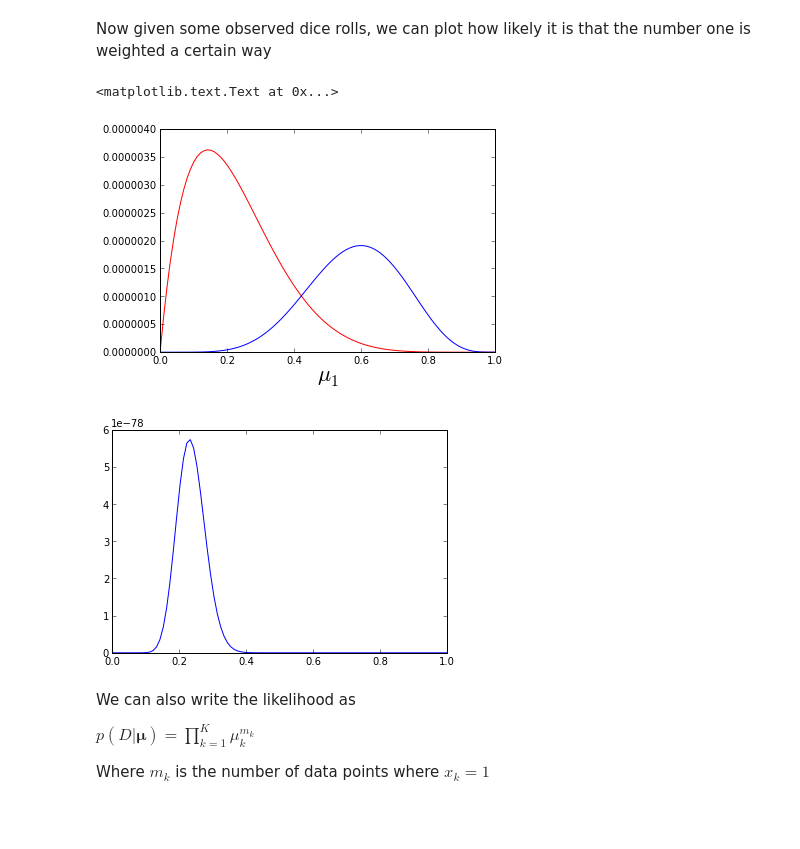
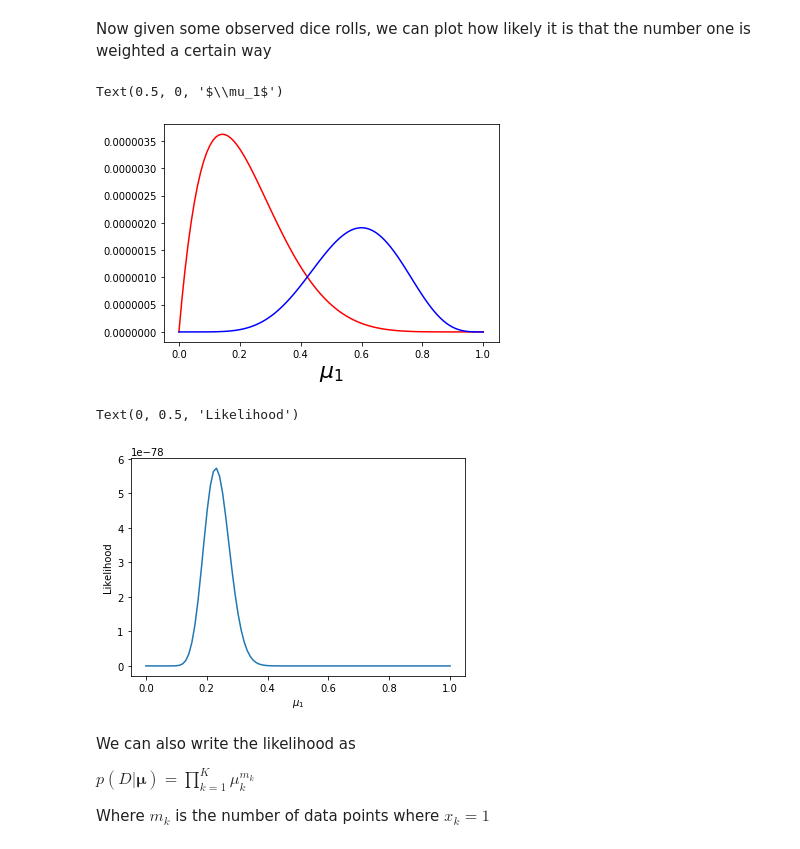
Before and after one commit to jamt9000/prml, a Jupyter notebook: 2.2-multinomial-variables.ipynb, the cells around one changed output. Saved outputs shown, nothing was run; the diff lists cells and outputs as text; code cells hidden in the pictures; blank space fills up the shorter version.

```diff
--- a/2.2-multinomial-variables.ipynb
+++ b/2.2-multinomial-variables.ipynb
@@ -21,7 +25,7 @@ For example we can create a die
 # %%
 class Die(object):
     def __init__(self, mu=None, sides=6):
-        if mu == None:
+        if mu is None:
             mu = [1] * sides
         # Normalise to be prob. dist.
         self.mu = array(mu, float)/sum(mu)
@@ -132,13 +136,16 @@ plot_likelihood_1(one_of(6,[1,0,1,2,0,1,0,0,0,0]), 'blue')
 
 xlabel(r"$\mu_1$", size=22)
 # %% [output]
-<matplotlib.text.Text at 0x...>
+Text(0.5, 0, '$\\mu_1$')
-[figure, old version]
+[figure, new version]
 # %%
 # Using some samples from our loaded die
 plot_likelihood_1(loadeddie.roll(100))
+xlabel(r"$\mu_1$")
+ylabel('Likelihood')
 # %% [output]
+Text(0, 0.5, 'Likelihood')
-[figure, old version]
+[figure, new version]
 # %% [markdown]
 We can also write the likelihood as
 
```
Also changed, not shown: parts of 11 cells of this notebook.
